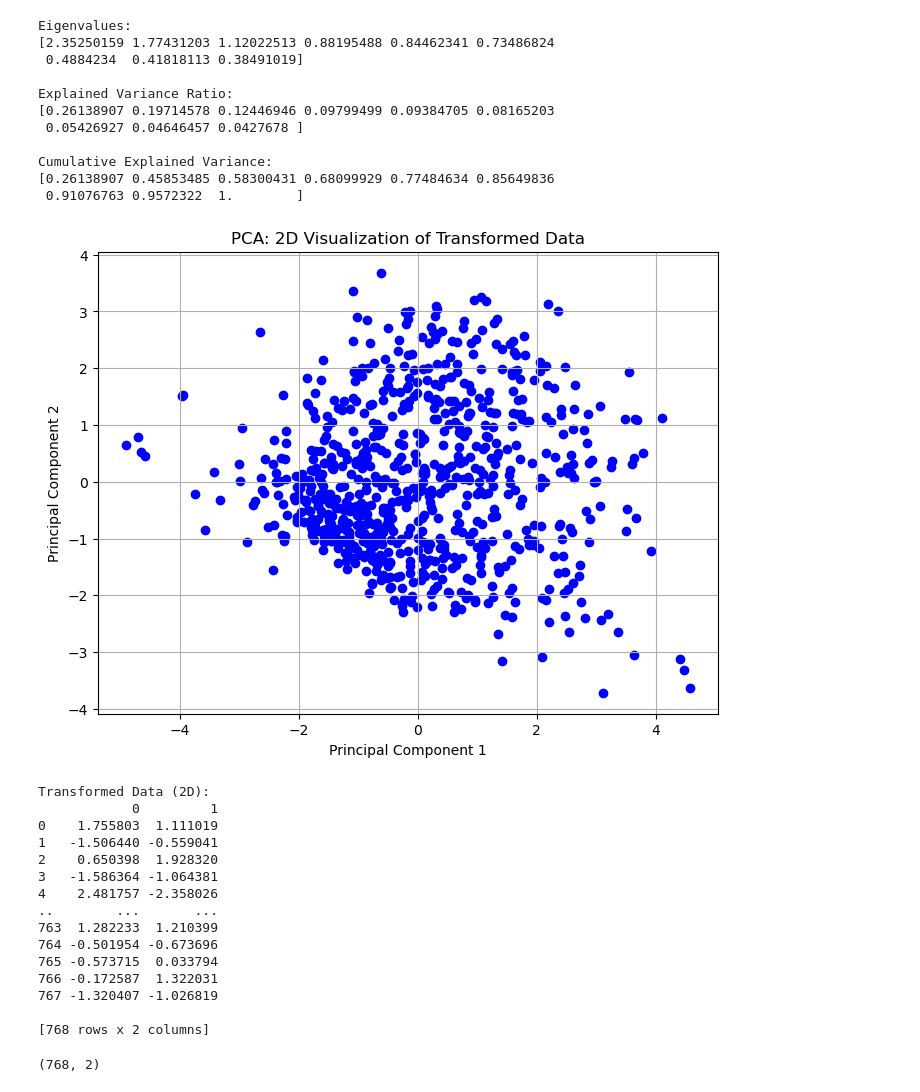
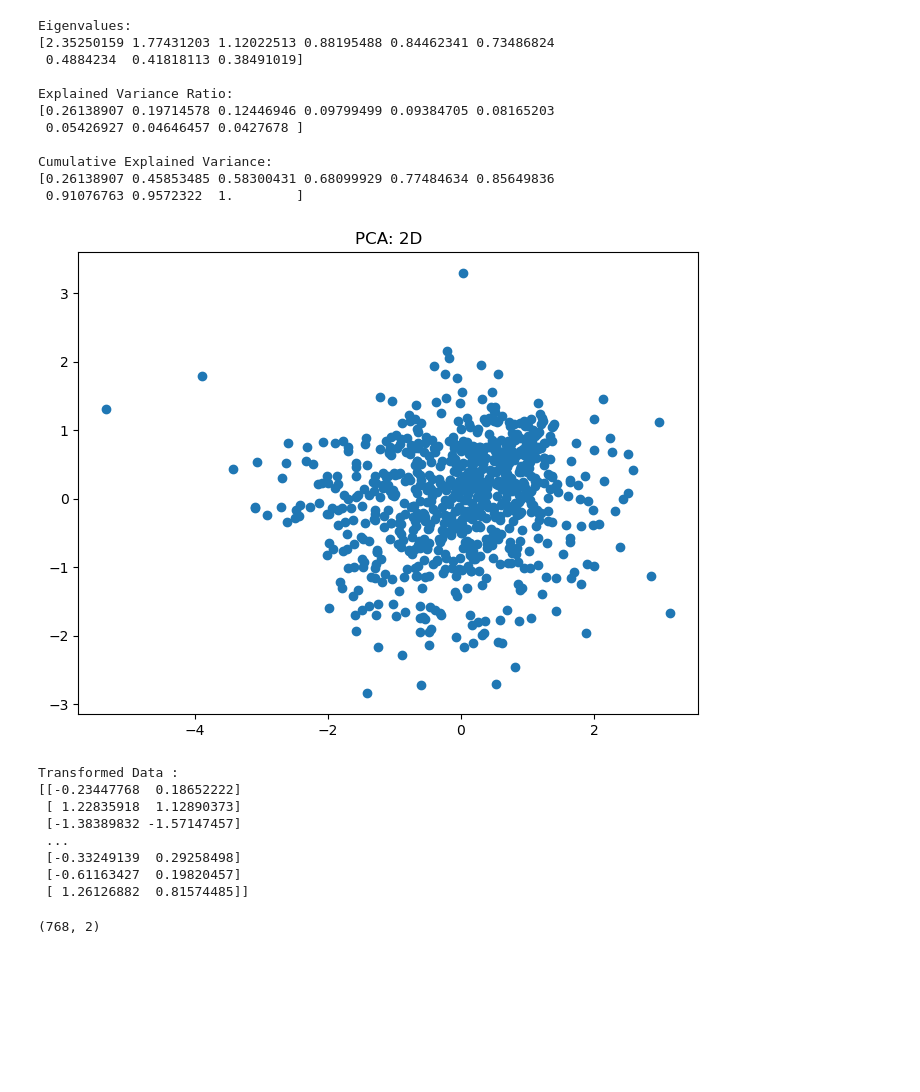
Before and after one commit to Eng21072546/scratchPCA, a Jupyter notebook: PCAProject.ipynb, the cells around one changed output. Cells and saved outputs as stored; diff of their text form; code cells hidden in the pictures; blank space fills up the shorter version.

```diff
--- a/PCAProject.ipynb
+++ b/PCAProject.ipynb
@@ -200,22 +305,17 @@ Eigenvectors from scretch: [[-0.21599835 -0.43675677 -0.30045538 -0.30729203 -0.
 # ถ้าแบบว่ากูกดรัน มันจะขึ้นรันของมึงด้วยมั้ยอะ ใช่
 # run เลย ตอนนี้เหมือนมึงมาทำงานบนเครื่องกุ
 # %%
-# Principal Components
+### Principal Components ###
 
 # Step 1: Select top k principal components
 k = 2
-top_eigenvectors = eigenvectors[:, :k]
+principal_eigenvectors = eigenvectors[:, :k]
 
 # Step 2: Transform the dataset
-transformed_data = standardized_data @ top_eigenvectors
+transformed_data = np.dot(standardized_data,principal_eigenvectors)
 
-# Display results
-print("Eigenvalues:")
-print(eigenvalues)
-print("\nEigenvectors:")
-print(eigenvectors)
-print(f"\nTop {k} Principal Component(s):")
-print(top_eigenvectors)
+print(f"\nTop 2 Principal Component:")
+print(principal_eigenvectors)
 print("\nTransformed Data:")
 print(transformed_data)
 # %% [output]
@@ -277,37 +379,27 @@ Cumulative Explained Variance:
 [0.26138907 0.45853485 0.58300431 0.68099929 0.77484634 0.85649836
  0.91076763 0.9572322  1.        ]
 # %%
-# Visualization
+### Visualization ###
 # transformed_data = np.random.rand(768, 1)
-# Step 7: Plot the transformed 2D data
+# Plot the transformed 2D data
 plt.figure(figsize=(8, 6))
-plt.scatter(transformed_data[0], transformed_data[1], color='blue', marker='o')
-plt.xlabel('Principal Component 1')
-plt.ylabel('Principal Component 2')
-plt.title('PCA: 2D Visualization of Transformed Data')
-plt.grid(True)
+plt.title('PCA: 2D')
+plt.scatter(transformed_data[:,0], transformed_data[:,1])
 plt.show()
 
-# Display results (optional)
-print("Transformed Data (2D):")
+
+print("Transformed Data :")
 print(transformed_data)
 # %% [output]
-[figure, old version]
+[figure, new version]
-Transformed Data (2D):
-            0         1
-0    1.755803  1.111019
-1   -1.506440 -0.559041
-2    0.650398  1.928320
-3   -1.586364 -1.064381
-4    2.481757 -2.358026
-..        ...       ...
-763  1.282233  1.210399
-764 -0.501954 -0.673696
-765 -0.573715  0.033794
-766 -0.172587  1.322031
-767 -1.320407 -1.026819
-
-[768 rows x 2 columns]
+Transformed Data :
+[[-0.23447768  0.18652222]
+ [ 1.22835918  1.12890373]
+ [-1.38389832 -1.57147457]
+ ...
+ [-0.33249139  0.29258498]
+ [-0.61163427  0.19820457]
+ [ 1.26126882  0.81574485]]
 # %%
 transformed_data.shape
 # %% [output]
```
Also changed, not shown: parts of 12 cells of this notebook.
